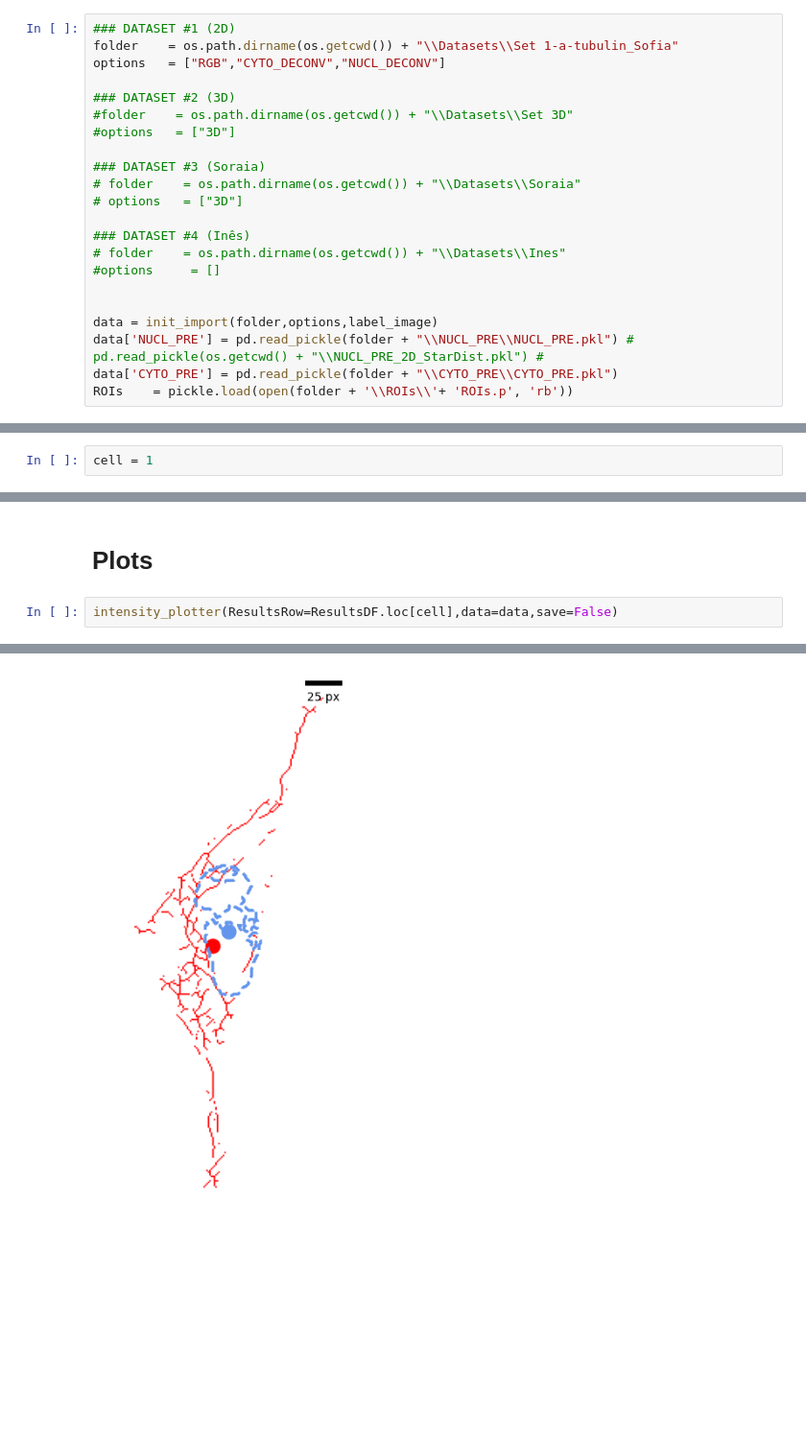
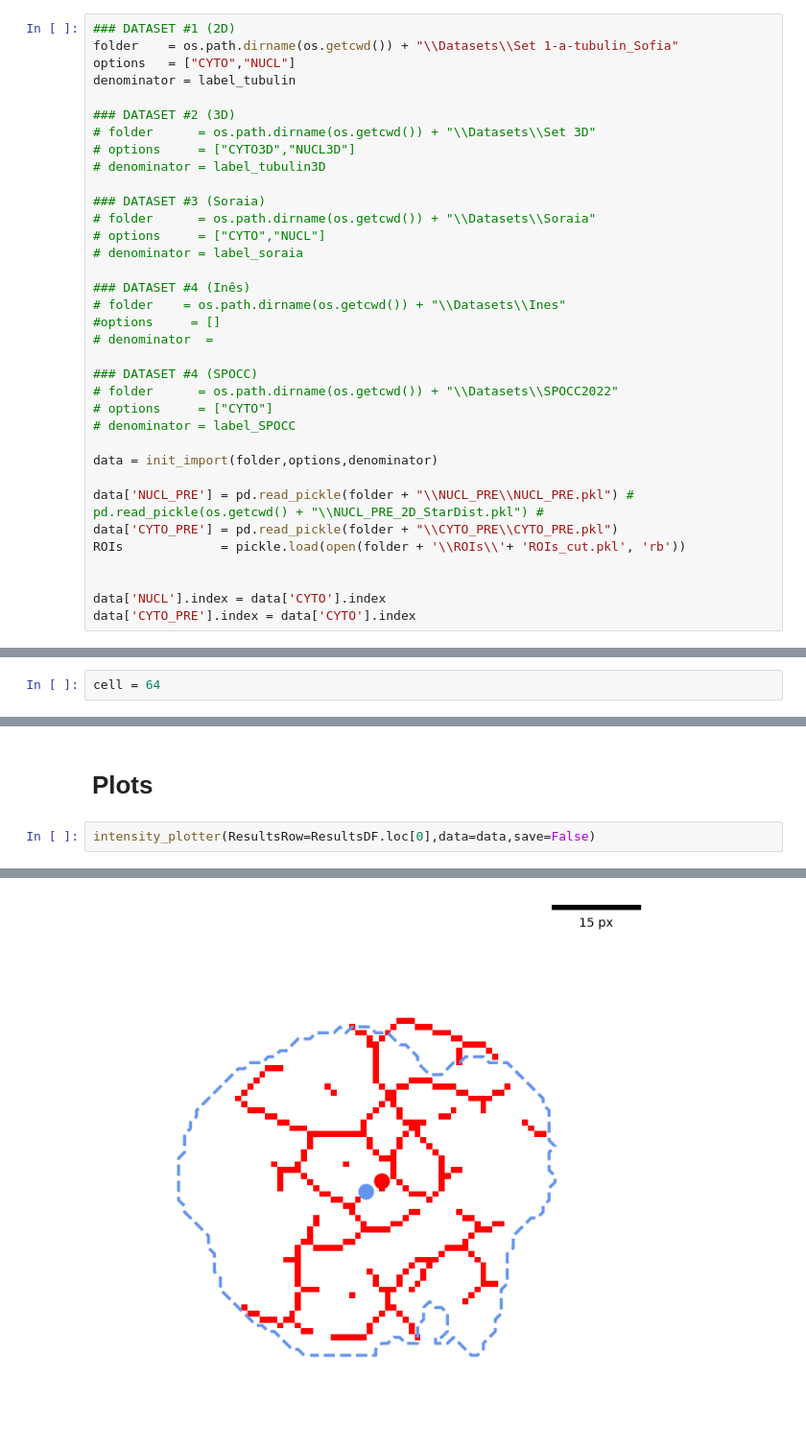
Before and after one commit to diogojfv/aTubulinOrganization, a Jupyter notebook: 5 - Processing of Individual Cells.ipynb, the cells around one changed output, grey strips where cells are left out. Shown: that part at 96% size. Saved outputs shown, nothing was run; the diff lists cells and outputs as text; blank space fills up the shorter version.

```diff
--- a/5 - Processing of Individual Cells.ipynb
+++ b/5 - Processing of Individual Cells.ipynb
@@ -83,23 +83,36 @@ print('📚 All libraries successfully imported 📚')
 # %%
 ### DATASET #1 (2D)
 folder    = os.path.dirname(os.getcwd()) + "\\Datasets\\Set 1-a-tubulin_Sofia"
-options   = ["RGB","CYTO_DECONV","NUCL_DECONV"]
+options   = ["CYTO","NUCL"]
+denominator = label_tubulin
 
 ### DATASET #2 (3D)
-#folder    = os.path.dirname(os.getcwd()) + "\\Datasets\\Set 3D"
-#options   = ["3D"]
+# folder      = os.path.dirname(os.getcwd()) + "\\Datasets\\Set 3D"
+# options     = ["CYTO3D","NUCL3D"]
+# denominator = label_tubulin3D
 
 ### DATASET #3 (Soraia)
-# folder    = os.path.dirname(os.getcwd()) + "\\Datasets\\Soraia"
-# options   = ["3D"]
+# folder      = os.path.dirname(os.getcwd()) + "\\Datasets\\Soraia"
+# options     = ["CYTO","NUCL"]
+# denominator = label_soraia
 
 ### DATASET #4 (Inês)
 # folder    = os.path.dirname(os.getcwd()) + "\\Datasets\\Ines"
 #options     = []
+# denominator  =
+
+### DATASET #4 (SPOCC)
+# folder      = os.path.dirname(os.getcwd()) + "\\Datasets\\SPOCC2022"
+# options     = ["CYTO"]
+# denominator = label_SPOCC
+
+data = init_import(folder,options,denominator)
+
+data['NUCL_PRE'] = pd.read_pickle(folder + "\\NUCL_PRE\\NUCL_PRE.pkl") # pd.read_pickle(os.getcwd() + "\\NUCL_PRE_2D_StarDist.pkl") #
+data['CYTO_PRE'] = pd.read_pickle(folder + "\\CYTO_PRE\\CYTO_PRE.pkl")
+ROIs             = pickle.load(open(folder + '\\ROIs\\'+ 'ROIs_cut.pkl', 'rb'))
 
 
-data = init_import(folder,options,label_image)
-data['NUCL_PRE'] = pd.read_pickle(folder + "\\NUCL_PRE\\NUCL_PRE.pkl") # pd.read_pickle(os.getcwd() + "\\NUCL_PRE_2D_StarDist.pkl") #
-data['CYTO_PRE'] = pd.read_pickle(folder + "\\CYTO_PRE\\CYTO_PRE.pkl")
-ROIs    = pickle.load(open(folder + '\\ROIs\\'+ 'ROIs.p', 'rb'))
+data['NUCL'].index = data['CYTO'].index
+data['CYTO_PRE'].index = data['CYTO'].index
 # %% [output]
@@ -425,2 +439,2 @@ Variable "features" created.
 # %%
-cell = 1
+cell = 64
@@ -442,7 +479,7 @@ ResultsDF
 # %% [markdown]
 # Plots
 # %%
-intensity_plotter(ResultsRow=ResultsDF.loc[cell],data=data,save=False)
+intensity_plotter(ResultsRow=ResultsDF.loc[0],data=data,save=False)
 # %% [output]
 Done.
-[figure, old version]
+[figure, new version]
```
Also changed, not shown: parts of 12 cells of this notebook, 13 other files.
